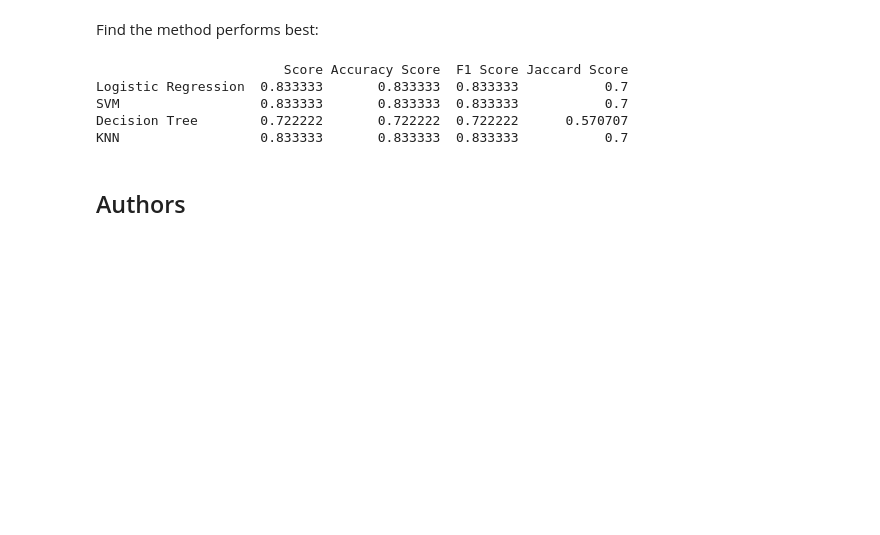
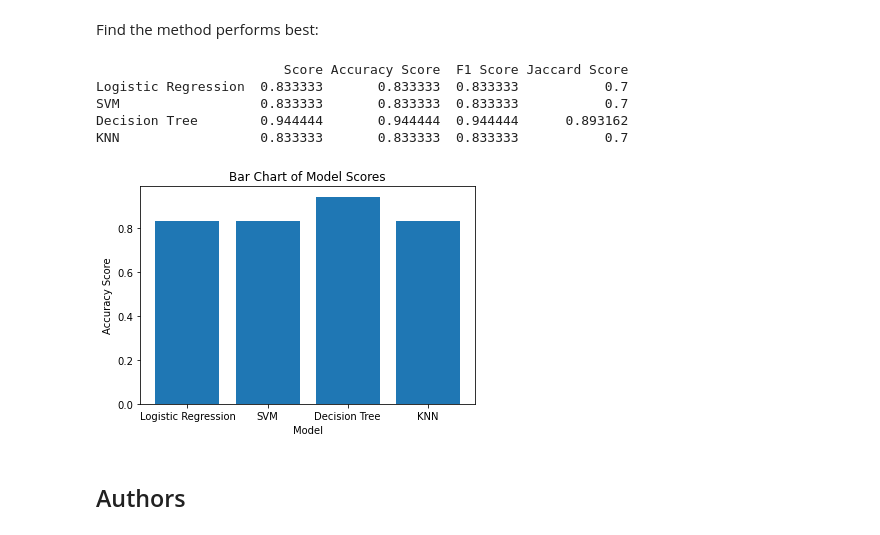
Before and after one commit to tsbolson/datascience-capstone, a Jupyter notebook: Machine Learning Prediction Lab .ipynb, the cells around one changed output. Drawn from its saved outputs; the diff is of its cells as text; code cells hidden in the pictures; blank space fills up the shorter version.

```diff
--- a/Machine Learning Prediction Lab .ipynb
+++ b/Machine Learning Prediction Lab .ipynb
@@ -351,43 +347,50 @@ plot_confusion_matrix(Y_test,yhat)
 Find the method performs best:
 # %%
 spxml_df = pd.DataFrame(dtype=object, columns=['Score','Accuracy Score','F1 Score', 'Jaccard Score'], index=['Logistic Regression','SVM','Decision Tree','KNN'])
-spxml_df.loc["Logistic Regression","Score"] = lr2.score(X_test, Y_test)
-spxml_df.loc["SVM","Score"] = svm2.score(X_test, Y_test)
-spxml_df.loc["Decision Tree","Score"]  = tree2.score(X_test, Y_test)
-spxml_df.loc["KNN","Score"]  = KNN2.score(X_test, Y_test)
+spxml_df.loc["Logistic Regression","Score"] = logreg_cv.score(X_test, Y_test)
+spxml_df.loc["SVM","Score"] = svm_cv.score(X_test, Y_test)
+spxml_df.loc["Decision Tree","Score"]  = tree_cv.score(X_test, Y_test)
+spxml_df.loc["KNN","Score"]  = knn_cv.score(X_test, Y_test)
 
 from sklearn.metrics import accuracy_score
 from sklearn.metrics import f1_score
 from sklearn.metrics import jaccard_score
 
-yhat=lr2.predict(X_test)
-spxml_df.loc["Logistic Regression","Accuracy Score"] = accuracy_score(Y_test, yhat)
-spxml_df.loc["Logistic Regression","F1 Score"] = f1_score(Y_test, yhat, average='micro')
-spxml_df.loc["Logistic Regression","Jaccard Score"] = jaccard_score(Y_test, yhat, average='weighted')
+yhat_log=logreg_cv.predict(X_test)
+spxml_df.loc["Logistic Regression","Accuracy Score"] = accuracy_score(Y_test, yhat_log)
+spxml_df.loc["Logistic Regression","F1 Score"] = f1_score(Y_test, yhat_log, average='micro')
+spxml_df.loc["Logistic Regression","Jaccard Score"] = jaccard_score(Y_test, yhat_log, average='weighted')
 
-yhat=svm2.predict(X_test)
-spxml_df.loc["SVM","Accuracy Score"] = accuracy_score(Y_test, yhat)
-spxml_df.loc["SVM","F1 Score"] = f1_score(Y_test, yhat, average='micro')
-spxml_df.loc["SVM","Jaccard Score"] = jaccard_score(Y_test, yhat, average='weighted')
+yhat_svm=svm_cv.predict(X_test)
+spxml_df.loc["SVM","Accuracy Score"] = accuracy_score(Y_test, yhat_svm)
+spxml_df.loc["SVM","F1 Score"] = f1_score(Y_test, yhat_svm, average='micro')
+spxml_df.loc["SVM","Jaccard Score"] = jaccard_score(Y_test, yhat_svm, average='weighted')
 
-yhat=tree2.predict(X_test)
-spxml_df.loc["Decision Tree","Accuracy Score"] = accuracy_score(Y_test, yhat)
-spxml_df.loc["Decision Tree","F1 Score"] = f1_score(Y_test, yhat, average='micro')
-spxml_df.loc["Decision Tree","Jaccard Score"] = jaccard_score(Y_test, yhat, average='weighted')
+yhat_tree=tree_cv.predict(X_test)
+spxml_df.loc["Decision Tree","Accuracy Score"] = accuracy_score(Y_test, yhat_tree)
+spxml_df.loc["Decision Tree","F1 Score"] = f1_score(Y_test, yhat_tree, average='micro')
+spxml_df.loc["Decision Tree","Jaccard Score"] = jaccard_score(Y_test, yhat_tree, average='weighted')
 
-yhat=KNN2.predict(X_test)
-spxml_df.loc["KNN","Accuracy Score"] = accuracy_score(Y_test, yhat)
-spxml_df.loc["KNN","F1 Score"] = f1_score(Y_test, yhat, average='micro')
-spxml_df.loc["KNN","Jaccard Score"] = jaccard_score(Y_test, yhat, average='weighted')
+yhat_knn=knn_cv.predict(X_test)
+spxml_df.loc["KNN","Accuracy Score"] = accuracy_score(Y_test, yhat_knn)
+spxml_df.loc["KNN","F1 Score"] = f1_score(Y_test, yhat_knn, average='micro')
+spxml_df.loc["KNN","Jaccard Score"] = jaccard_score(Y_test, yhat_knn, average='weighted')
 
 print("\n")
 print(spxml_df)
+
+plt.bar(spxml_df.index,spxml_df['Score'])
+plt.title('Bar Chart of Model Scores')
+plt.xlabel('Model')
+plt.ylabel('Accuracy Score')
+plt.show()
 # %% [output]
                         Score Accuracy Score  F1 Score Jaccard Score
 Logistic Regression  0.833333       0.833333  0.833333           0.7
 SVM                  0.833333       0.833333  0.833333           0.7
-Decision Tree        0.722222       0.722222  0.722222      0.570707
+Decision Tree        0.944444       0.944444  0.944444      0.893162
 KNN                  0.833333       0.833333  0.833333           0.7
+[figure, added]
 # %% [markdown]
 ## Authors
 # %% [markdown]
```
Also changed, not shown: parts of 18 cells of this notebook.
